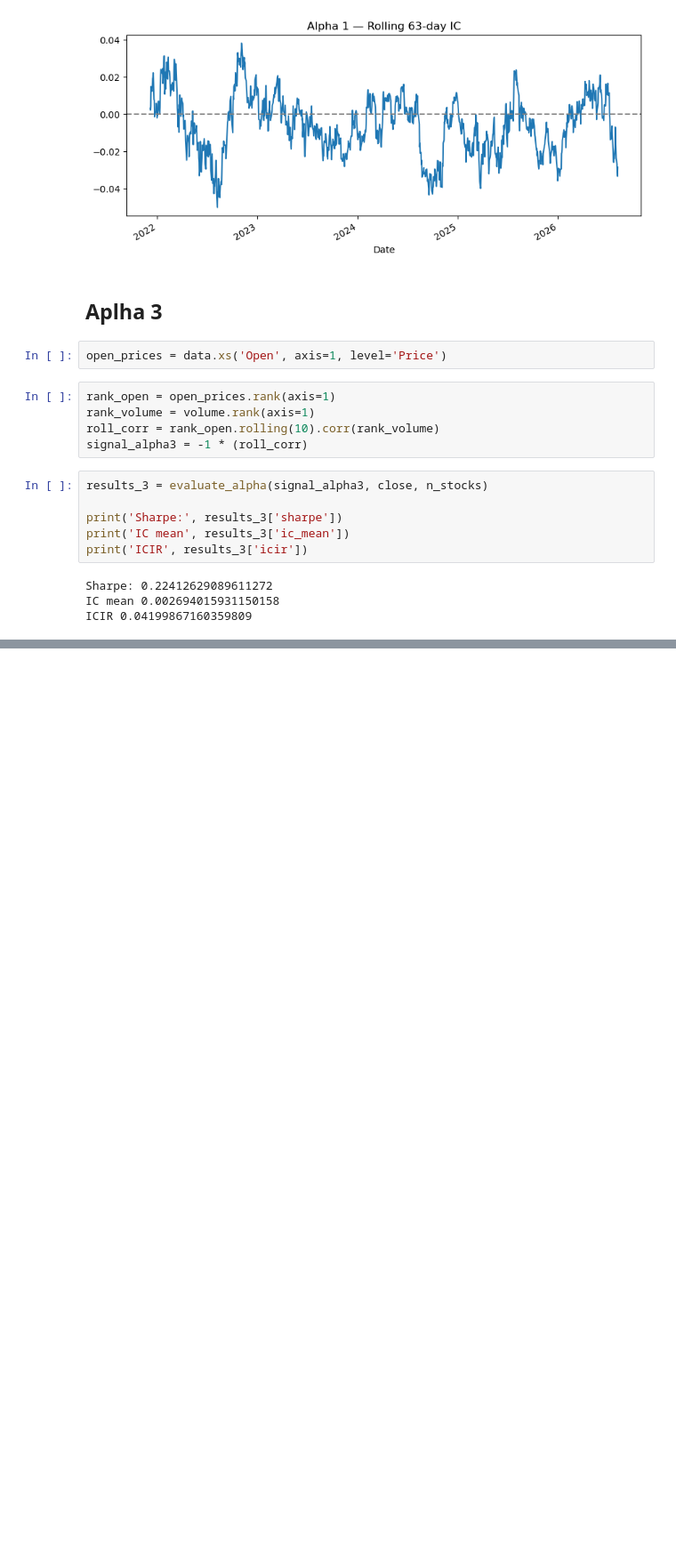
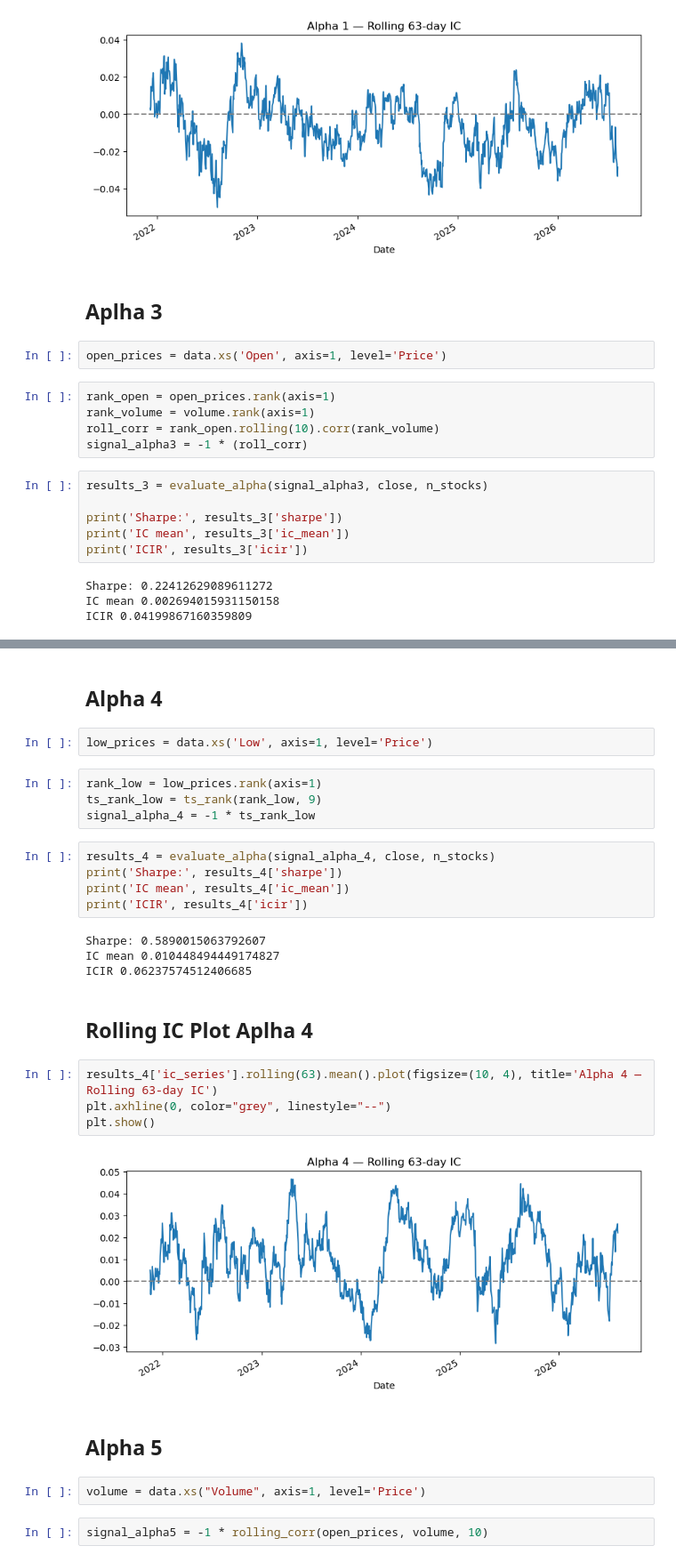
Before and after one commit to aksharabhardwaj766-commits/Quant-Alpha-Research, a Jupyter notebook: main.ipynb, the cells around one changed output, grey strips where cells are left out. Shown at 89% size. Drawn from its saved outputs; the diff is of its cells as text; blank space fills up the shorter version.

Commit message:
Add alpha 4 (ts_rank reversion) and alpha 5 (open-volume correlation reversal)

```diff
--- a/main.ipynb
+++ b/main.ipynb
@@ -82,0 +79,31 @@ SignificanceResult(statistic=np.float64(-0.008034369562404012), pvalue=np.float6
+# %% [markdown]
+## Alpha 4
+# %%
+low_prices = data.xs('Low', axis=1, level='Price')
+# %%
+rank_low = low_prices.rank(axis=1)
+ts_rank_low = ts_rank(rank_low, 9)
+signal_alpha_4 = -1 * ts_rank_low
+# %%
+results_4 = evaluate_alpha(signal_alpha_4, close, n_stocks)
+print('Sharpe:', results_4['sharpe'])
+print('IC mean', results_4['ic_mean'])
+print('ICIR', results_4['icir'])
+# %% [output]
+Sharpe: 0.5890015063792607
+IC mean 0.010448494449174827
+ICIR 0.06237574512406685
+# %% [markdown]
+## Rolling IC Plot Aplha 4
+# %%
+results_4['ic_series'].rolling(63).mean().plot(figsize=(10, 4), title='Alpha 4 — Rolling 63-day IC')
+plt.axhline(0, color="grey", linestyle="--")
+plt.show()
+# %% [output]
+[figure, added]
+# %% [markdown]
+## Alpha 5
+# %%
+volume = data.xs("Volume", axis=1, level='Price')
+# %%
+signal_alpha5 = -1 * rolling_corr(open_prices, volume, 10)
```
Also changed, not shown: parts of 5 cells of this notebook, 1 other file.
